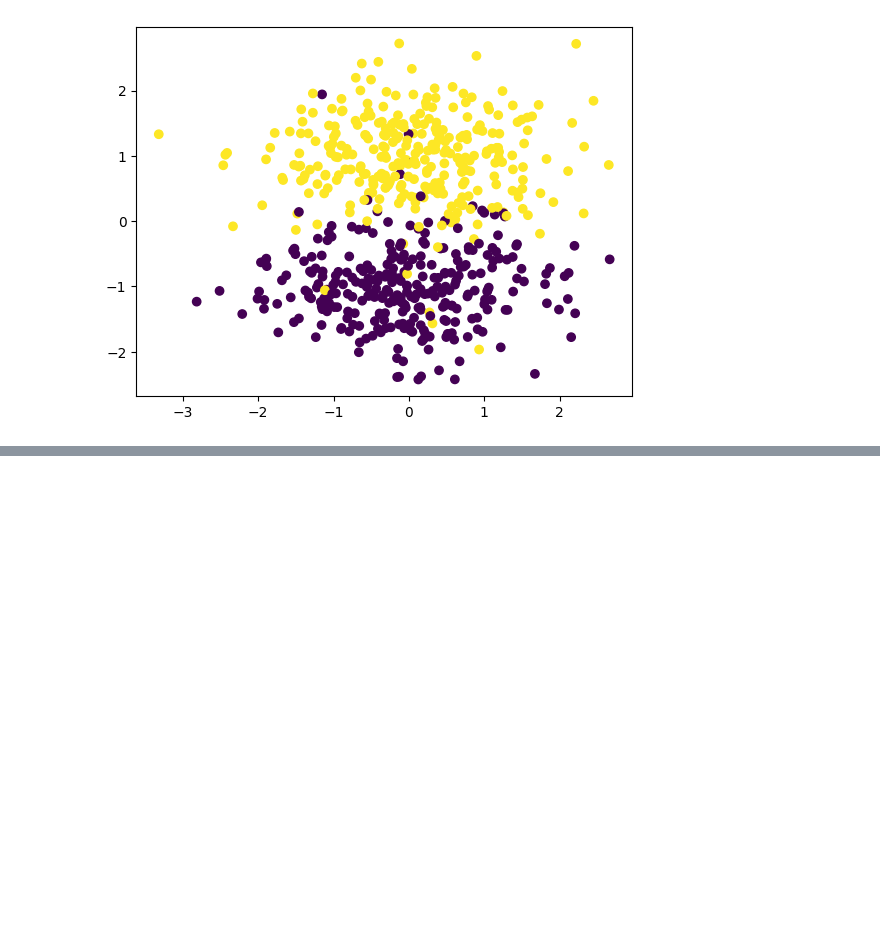
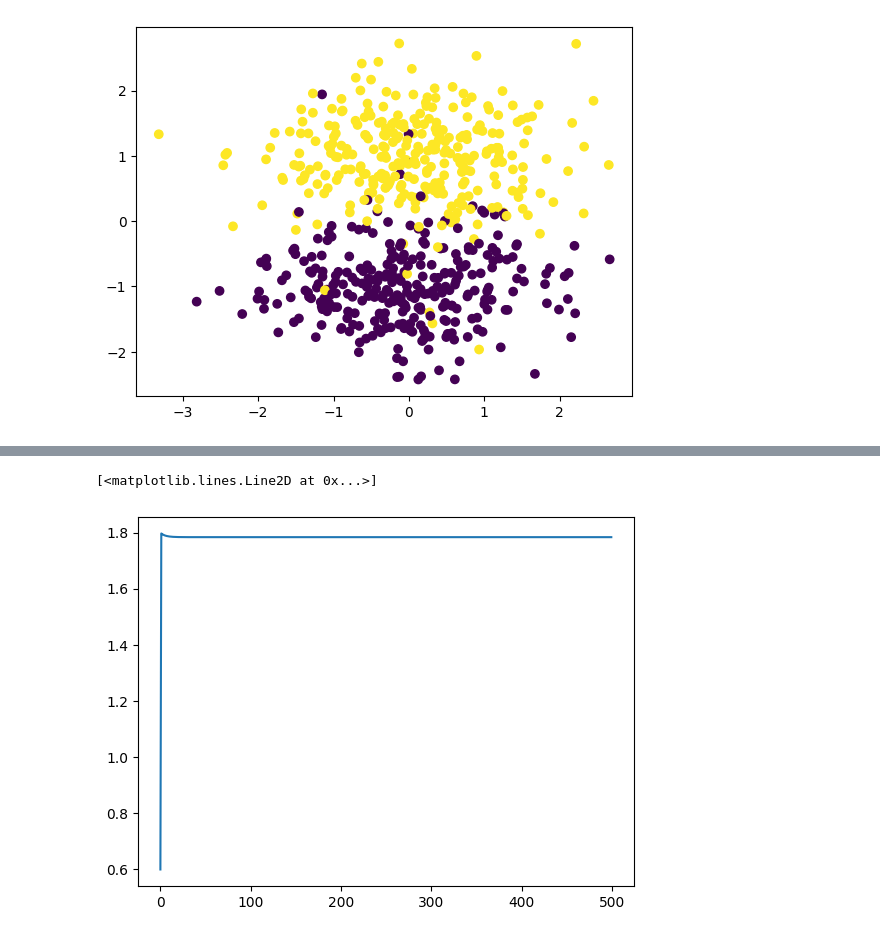
Before and after one commit to Abhijeet399/Data_Science_PP_11_June, a Jupyter notebook: SVM.ipynb, the cells around one changed output, grey strips where cells are left out. Cells and saved outputs as stored; diff of their text form; code cells hidden in the pictures; blank space fills up the shorter version.

```diff
--- a/SVM.ipynb
+++ b/SVM.ipynb
@@ -31,9 +31,9 @@ class SVM:
             ti = y[i] * (np.dot(w, x[i]) + b)
             loss += self.c * max(0, (1 - ti))
 
-        return loss
+        return loss[0][0]
 
-    def gradient_descent(self, x, y, learning_rate = 0.003, epochs = 500, batch = 100):
+    def gradient_descent(self, x, y, learning_rate = 0.03, epochs = 500, batch = 100):
 
         w = np.zeros((1, x.shape[1]))
         b = 0
@@ -44,26 +44,26 @@ class SVM:
 
         for i in range(epochs):
             total_samples = np.arange(x.shape[0])
-            np.random.shuffle(total_samples)
+#             np.random.shuffle(total_samples)
             epoch_loss.append(self.hingeloss(w, b, x, y))
 
-            for b in range(x.shape[0]):
+            for b in range(int(x.shape[0]/batch)):
 
                 grad_w = 0
                 grad_b = 0
 
-                for j in range(b, b + batch):
+                for j in range(b*batch, (b*batch) + batch):
 #                     print(j)
                     if j < x.shape[0]:
                         ids = total_samples[j]
-                        ti = y[i] * (np.dot(w, x[i]) + b)
+                        ti = y[j] * (np.dot(w, x[j]) + b)
 
                         if ti >= 1:
                             grad_b += 0
                             grad_w += 0
                         else:
-                            grad_w += self.c * y[i] * x[i]
-                            grad_b += self.c * y[i]
+                            grad_w += self.c * y[j] * x[j]
+                            grad_b += self.c * y[j]
 
                 w = w - learning_rate * w + learning_rate*grad_w
                 b = b + learning_rate*grad_b
@@ -78,0 +99,5 @@ w, b, epoch_loss = svm.gradient_descent(X, Y)
+# %%
+plt.plot(epoch_loss)
+# %% [output]
+[<matplotlib.lines.Line2D at 0x...>]
+[figure, added]
```
Also changed, not shown: parts of 2 cells of this notebook, 2 other files.
